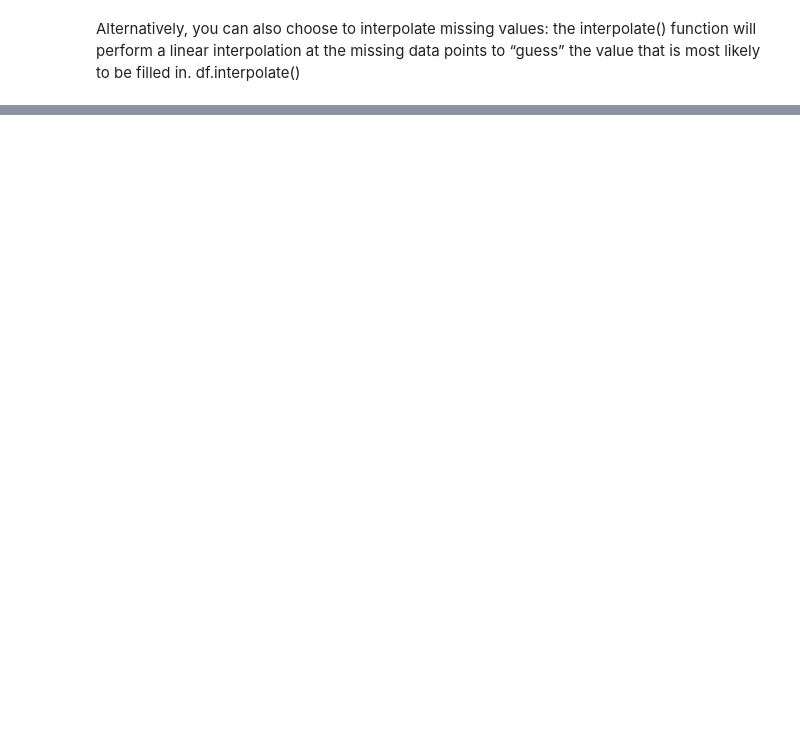
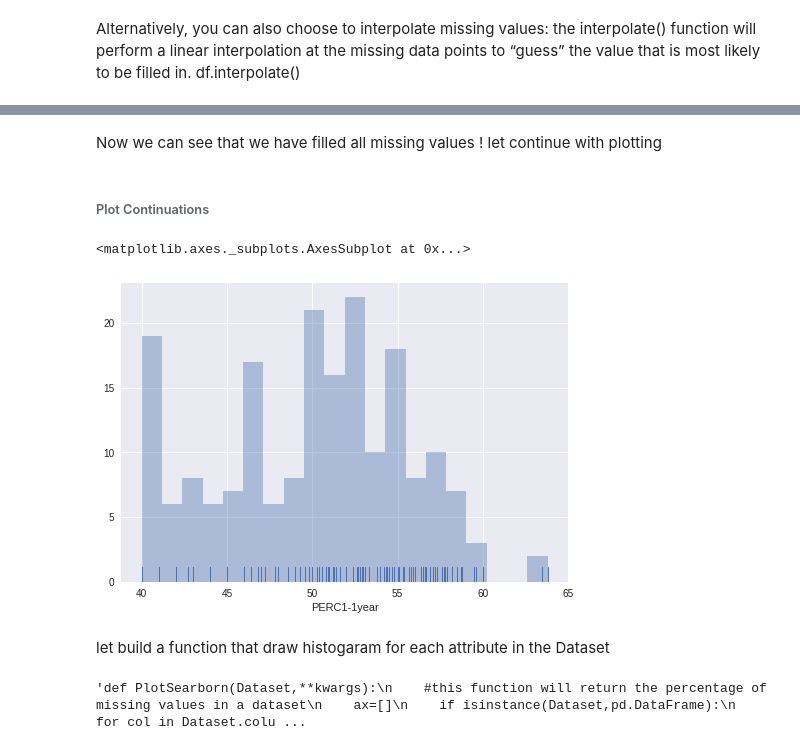
Before and after one commit to espoirMur/Student-Grade-Predictor, a Jupyter notebook: DataExploration and Preparatipn.ipynb, the cells around one changed output, grey strips where cells are left out. Saved outputs shown, nothing was run; the diff lists cells and outputs as text; code cells hidden in the pictures; blank space fills up the shorter version.

```diff
--- a/DataExploration and Preparatipn.ipynb
+++ b/DataExploration and Preparatipn.ipynb
@@ -274,0 +294,6 @@ now we can see that all missing values in our dataset are filled by 0
+# %%
+#DatasetSMFCont['PERC1-2ndYear']
+DatasetSMFCont['PERC1-2ndYear']=DatasetSMFCont['PERC1-2ndYear'].apply(lambda x: np.random.choice([x for x in range(40,55)]) if (np.isnan(x)) else x)
+DatasetSMFCont['PERC1-1year']=DatasetSMFCont['PERC1-1year'].apply(lambda x: np.random.choice([x for x in range(40,55)]) if (np.isnan(x)) else x)
+DatasetSMFCont['PERC2-1year']=DatasetSMFCont['PERC2-1year'].apply(lambda x: np.random.choice([x for x in range(40,55)]) if (np.isnan(x)) else x)
+DatasetSMFCont['PERC2-2ndYear']=DatasetSMFCont['PERC2-2ndYear'].apply(lambda x: np.random.choice([x for x in range(40,55)]) if (np.isnan(x)) else x)
@@ -277,0 +329,23 @@ df.interpolate()
+# %% [markdown]
+Now we can see that we have filled all missing values ! let continue with plotting
+# %% [markdown]
+###### Plot Continuations
+# %%
+sns.distplot(DatasetSMFCont['PERC1-1year'],kde=False, rug=True,bins=20)
+# %% [output]
+<matplotlib.axes._subplots.AxesSubplot at 0x...>
+[figure, added]
+# %% [markdown]
+let build a function that draw histogaram for each attribute in the Dataset
+# %%
+"""def PlotSearborn(Dataset,**kwargs):
+    #this function will return the percentage of missing values in a dataset
+    ax=[]
+    if isinstance(Dataset,pd.DataFrame):
+        for col in Dataset.columns:
+            sns.distplot(Dataset[col],kde=False, rug=True,bins=20)
+        return ax
+    else:
+        raise TypeError("can only be used with panda dataframe")"""
+# %% [output]
+'def PlotSearborn(Dataset,**kwargs):\n    #this function will return the percentage of missing values in a dataset\n    ax=[]\n    if isinstance(Dataset,pd.DataFrame):\n        for col in Dataset.colu ...
```
Also changed, not shown: parts of 72 cells of this notebook.
